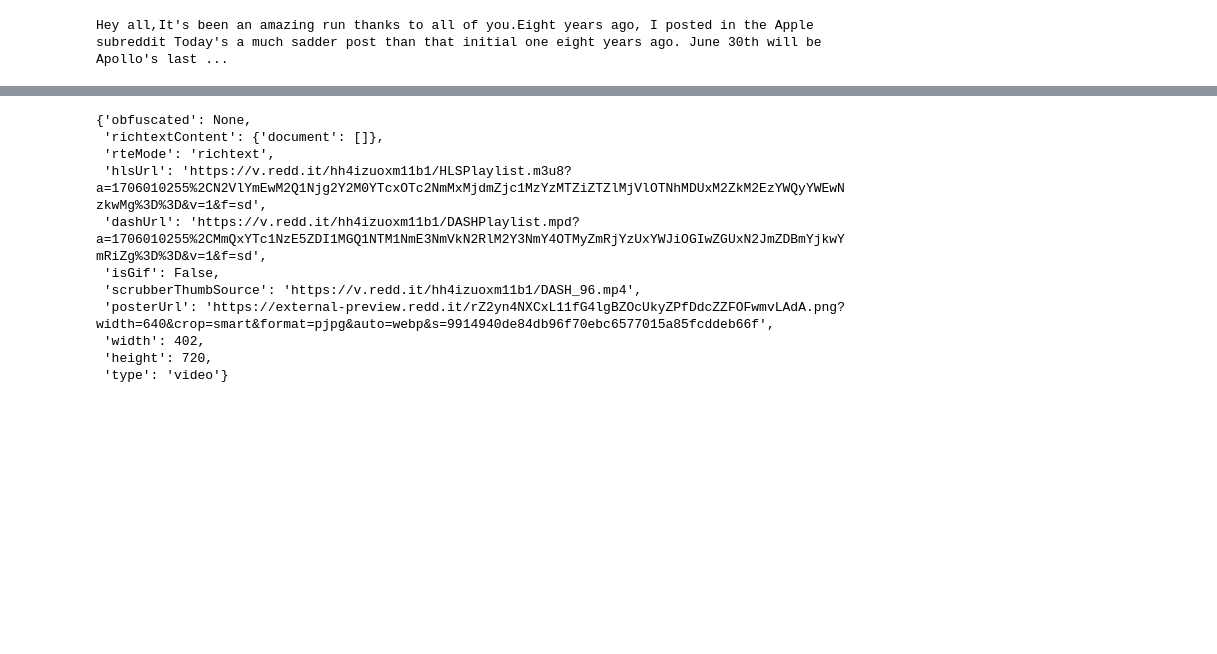
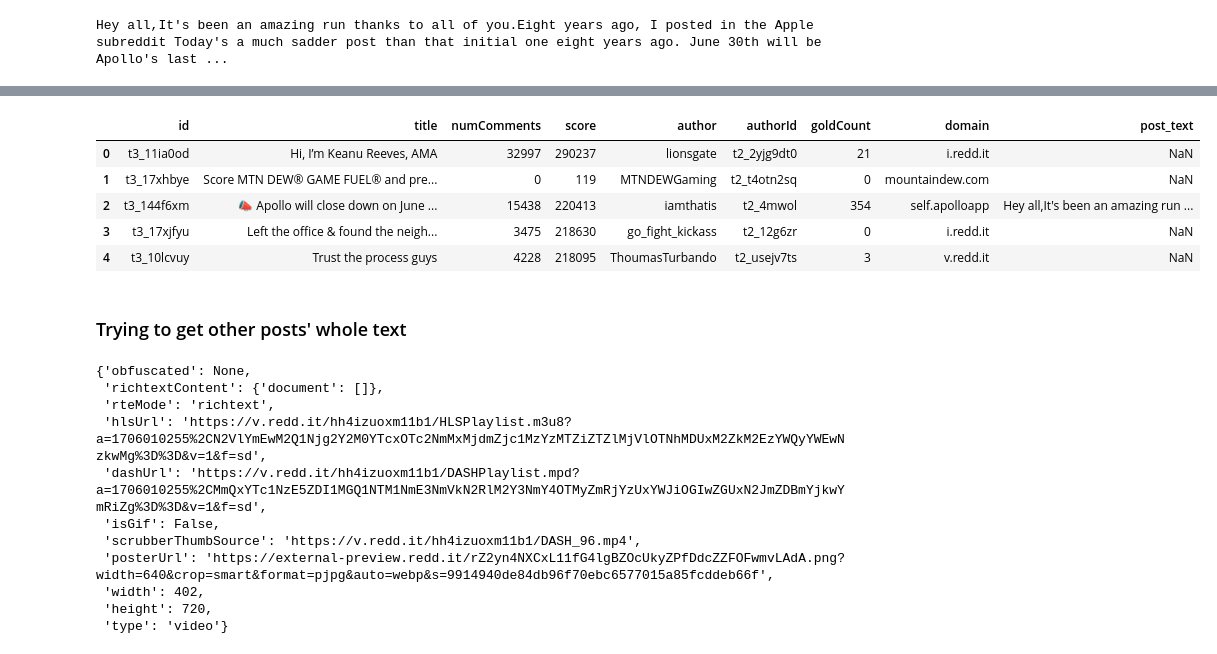
Before and after one commit to AslihanYoldas/Data-Science-reddit-api-project-Ada-lovelace-academy, a Jupyter notebook: main.ipynb, the cells around one changed output, grey strips where cells are left out. Saved outputs shown, nothing was run; the diff lists cells and outputs as text; code cells hidden in the pictures; blank space fills up the shorter version.

```diff
--- a/main.ipynb
+++ b/main.ipynb
@@ -213,4 +140,4 @@ print(post_string)
 # %% [output]
 Hey all,It's been an amazing run thanks to all of you.Eight years ago, I posted in the Apple subreddit Today's a much sadder post than that initial one eight years ago. June 30th will be Apollo's last ...
 # %%
-pd.read_csv('popular_reddit_posts_with_whole_text.csv')
+popular_with_text_df =pd.read_csv('popular_reddit_posts_with_whole_text.csv')
@@ -235,3 +144,14 @@ pd.read_csv('popular_reddit_posts_with_whole_text.csv')
+# %%
+popular_with_text_df.head()
+# %% [output]
+|  | id | title | numComments | score | author | authorId | goldCount | domain | post_text |
+| 0 | t3_11ia0od | Hi, I’m Keanu Reeves, AMA | 32997 | 290237 | lionsgate | t2_2yjg9dt0 | 21 | i.redd.it | NaN |
+| 1 | t3_17xhbye | Score MTN DEW® GAME FUEL® and pre... | 0 | 119 | MTNDEWGaming | t2_t4otn2sq | 0 | mountaindew.com | NaN |
+| 2 | t3_144f6xm | 📣 Apollo will close down on June ... | 15438 | 220413 | iamthatis | t2_4mwol | 354 | self.apolloapp | Hey all,It's been an amazing run ... |
+| 3 | t3_17xjfyu | Left the office & found the neigh... | 3475 | 218630 | go_fight_kickass | t2_12g6zr | 0 | i.redd.it | NaN |
+| 4 | t3_10lcvuy | Trust the process guys | 4228 | 218095 | ThoumasTurbando | t2_usejv7ts | 3 | v.redd.it | NaN |
+# %% [markdown]
+### Trying to get other posts' whole text
 # %%
 querystring = {"post_id":"t3_13n65xa"}
 
```
Also changed, not shown: parts of 8 cells of this notebook.
